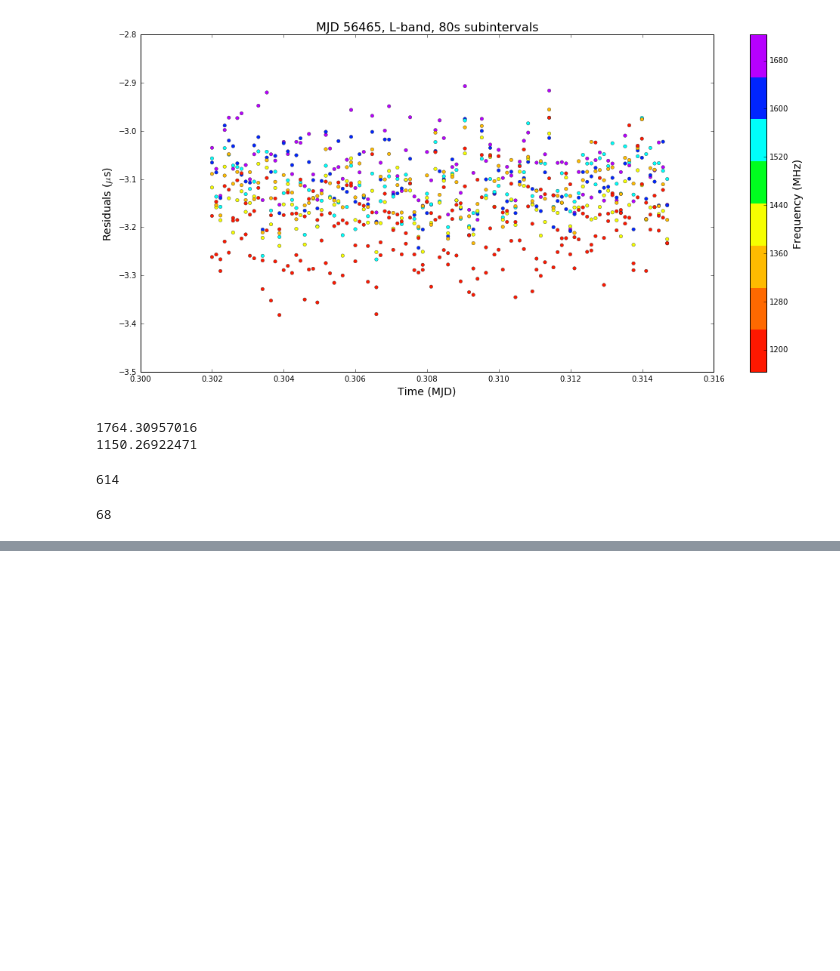
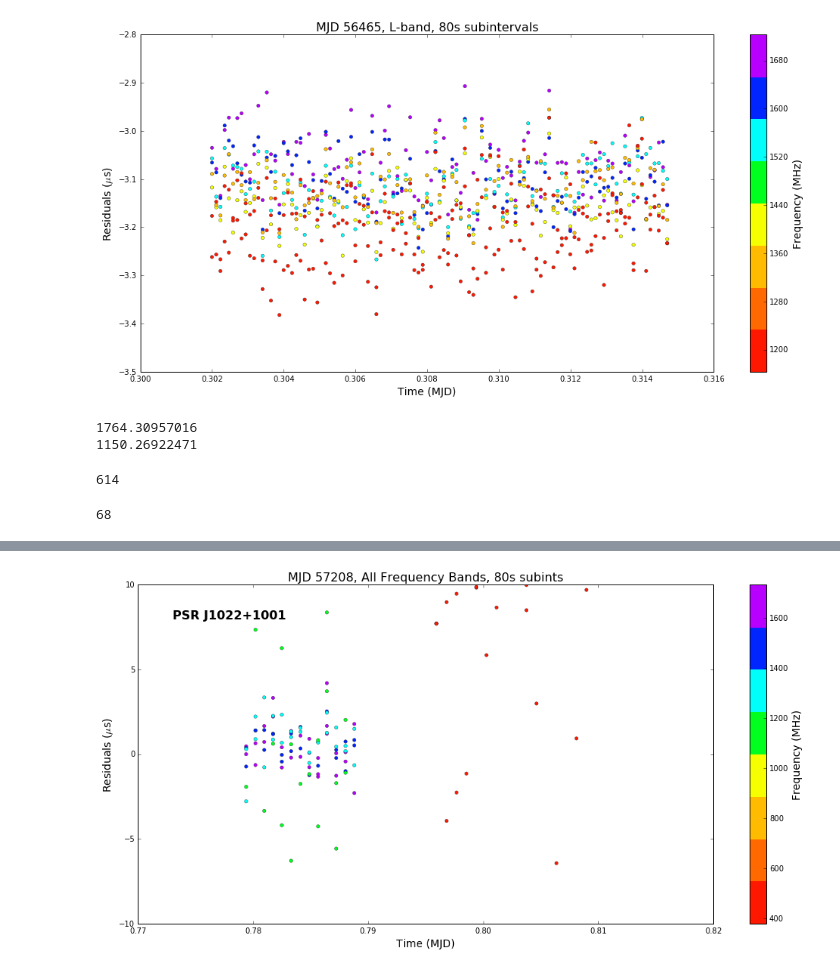
Before and after one commit to elliesch/pulsar_codes, a Jupyter notebook: ResidVsTime.ipynb, the cells around one changed output, grey strips where cells are left out. Drawn from its saved outputs; the diff is of its cells as text; code cells hidden in the pictures; blank space fills up the shorter version.

```diff
--- a/ResidVsTime.ipynb
+++ b/ResidVsTime.ipynb
@@ -533,0 +538,22 @@ plt.show()
+# %%
+x=r.read_residuals(filename="/nimrod1/eschwab/residuals/J1022+1001_resid_57208_80F8.tmp")
+
+date = 57208
+
+#This plot uses all frequency bands
+fig,ax = plt.subplots(figsize=(17,8))
+cax = ax.scatter(x.bary_TOA - date, micro*(x.prefit_sec), c=x.bary_freq, s=20, edgecolor='#262626', linewidth='0.35', cmap=cmap)
+ax.set_title('MJD 57208, All Frequency Bands, 80s subints', fontsize='16')
+ax.set_xlim(0.77, 0.82)
+ax.set_ylim(-10, 10)
+ax.set_xlabel('Time (MJD)', fontsize='14')
+ax.set_ylabel('Residuals (${\mu}$s)', fontsize='14')
+ax.annotate('PSR J1022+1001', xy=(0.773, 8), fontweight='bold', fontsize='16')
+cb=fig.colorbar(cax)
+cb.locator = tick_locator
+cb.update_ticks()
+cb.set_label('Frequency (MHz)', fontsize='14')
+
+plt.show()
+# %% [output]
+[figure, added]
```
Also changed, not shown: parts of 23 cells of this notebook.
